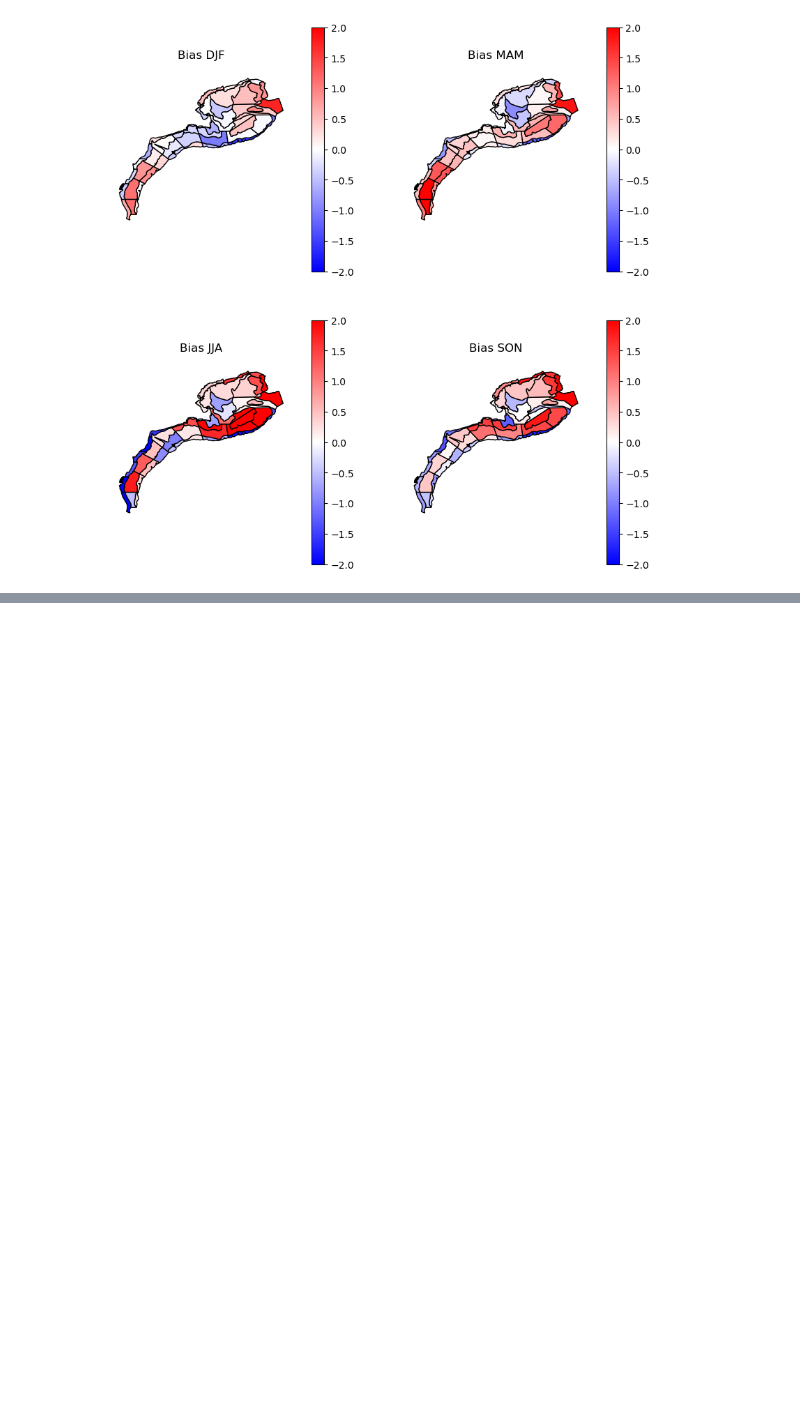
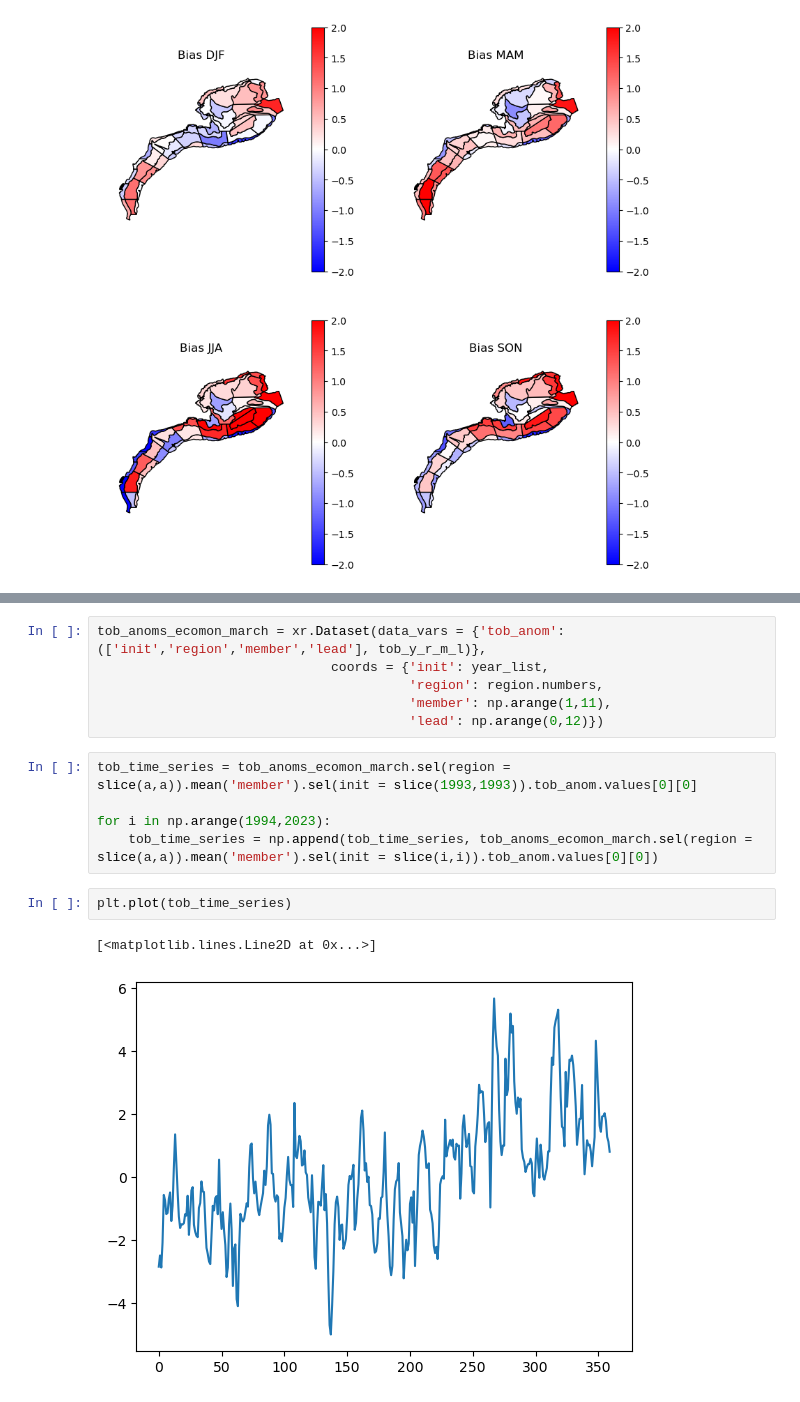
Before and after one commit to LGruenburg/MOM6_Validation, a Jupyter notebook: Mom6_glorys_bt_ecomon.ipynb, the cells around one changed output, grey strips where cells are left out. Drawn from its saved outputs; the diff is of its cells as text; blank space fills up the shorter version.

```diff
--- a/Mom6_glorys_bt_ecomon.ipynb
+++ b/Mom6_glorys_bt_ecomon.ipynb
@@ -168,0 +360,16 @@ Note: you may need to restart the kernel to use updated packages.
+# %%
+tob_anoms_ecomon_march = xr.Dataset(data_vars = {'tob_anom': (['init','region','member','lead'], tob_y_r_m_l)},
+                              coords = {'init': year_list,
+                                        'region': region.numbers,
+                                        'member': np.arange(1,11),
+                                        'lead': np.arange(0,12)})
+# %%
+tob_time_series = tob_anoms_ecomon_march.sel(region = slice(a,a)).mean('member').sel(init = slice(1993,1993)).tob_anom.values[0][0]
+
+for i in np.arange(1994,2023):
+    tob_time_series = np.append(tob_time_series, tob_anoms_ecomon_march.sel(region = slice(a,a)).mean('member').sel(init = slice(i,i)).tob_anom.values[0][0])
+# %%
+plt.plot(tob_time_series)
+# %% [output]
+[<matplotlib.lines.Line2D at 0x...>]
+[figure, added]
```
Also changed, not shown: parts of 30 cells of this notebook, 2 other files.
